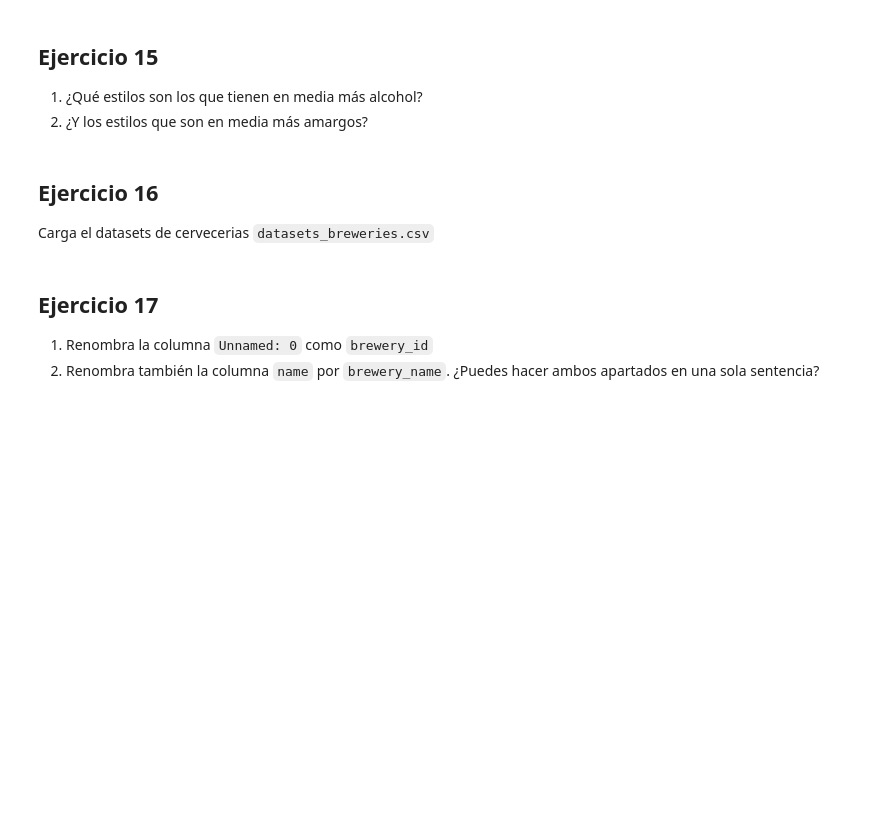
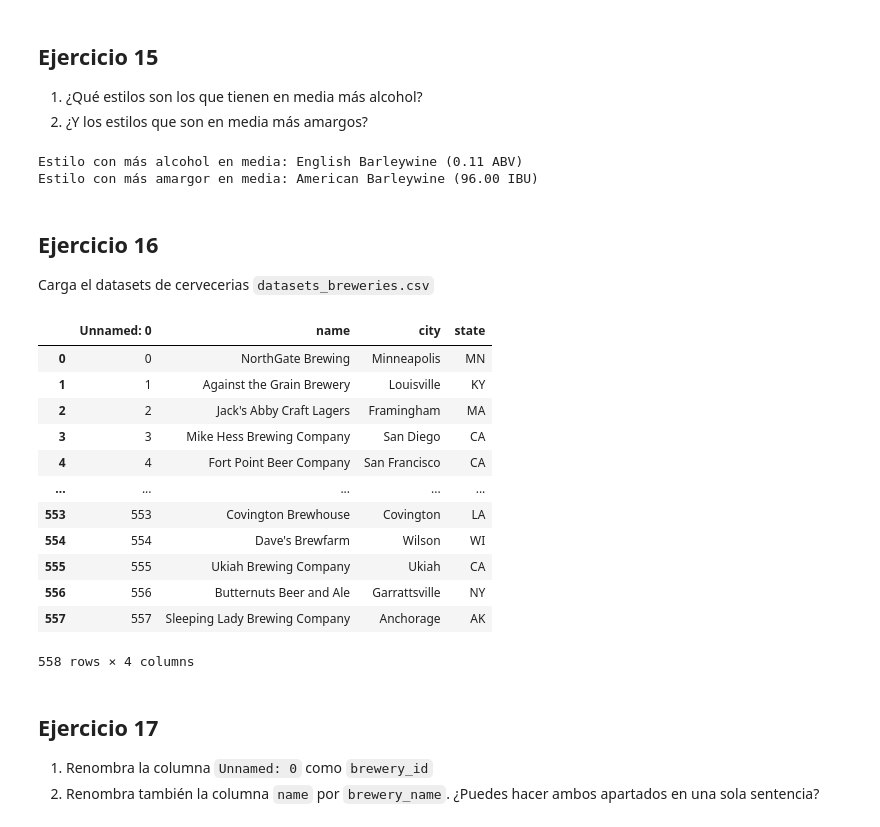
Before and after one commit to NaiSaratxaga/2503_dsft_thebridge_naiara, a Jupyter notebook: 2-Data_Analysis/2-Pandas/Practica/6-Beers/birras_repaso.ipynb, the cells around one changed output. Cells and saved outputs as stored; diff of their text form; code cells hidden in the pictures; blank space fills up the shorter version.

```diff
--- a/2-Data_Analysis/2-Pandas/Practica/6-Beers/birras_repaso.ipynb
+++ b/2-Data_Analysis/2-Pandas/Practica/6-Beers/birras_repaso.ipynb
@@ -429,9 +429,45 @@ plt.show()
 ## Ejercicio 15
 1. ¿Qué estilos son los que tienen en media más alcohol?
 2. ¿Y los estilos que son en media más amargos?
+# %%
+# Calcular la media de 'abv' y 'ibu' por 'styles'
+mean_abv_by_style = beer.groupby('style')['abv'].mean()
+mean_ibu_by_style = beer.groupby('style')['ibu'].mean()
+
+# Mostrar los estilos con más alcohol en media
+most_alcoholic_style = mean_abv_by_style.idxmax()
+most_alcoholic_value = mean_abv_by_style.max()
+
+# Mostrar los estilos con más amargor en media
+most_bitter_style = mean_ibu_by_style.idxmax()
+most_bitter_value = mean_ibu_by_style.max()
+
+# Imprimir los resultados
+print(f"Estilo con más alcohol en media: {most_alcoholic_style} ({most_alcoholic_value:.2f} ABV)")
+print(f"Estilo con más amargor en media: {most_bitter_style} ({most_bitter_value:.2f} IBU)")
+# %% [output]
+Estilo con más alcohol en media: English Barleywine (0.11 ABV)
+Estilo con más amargor en media: American Barleywine (96.00 IBU)
 # %% [markdown]
 ## Ejercicio 16
 Carga el datasets de cervecerias `datasets_breweries.csv`
+# %%
+breweries = pd.read_csv("data/datasets_breweries.csv")
+breweries
+# %% [output]
+|  | Unnamed: 0 | name | city | state |
+| 0 | 0 | NorthGate Brewing | Minneapolis | MN |
+| 1 | 1 | Against the Grain Brewery | Louisville | KY |
+| 2 | 2 | Jack's Abby Craft Lagers | Framingham | MA |
+| 3 | 3 | Mike Hess Brewing Company | San Diego | CA |
+| 4 | 4 | Fort Point Beer Company | San Francisco | CA |
+| ... | ... | ... | ... | ... |
+| 553 | 553 | Covington Brewhouse | Covington | LA |
+| 554 | 554 | Dave's Brewfarm | Wilson | WI |
+| 555 | 555 | Ukiah Brewing Company | Ukiah | CA |
+| 556 | 556 | Butternuts Beer and Ale | Garrattsville | NY |
+| 557 | 557 | Sleeping Lady Brewing Company | Anchorage | AK |
+558 rows × 4 columns
 # %% [markdown]
 ## Ejercicio 17
 1. Renombra la columna `Unnamed: 0` como `brewery_id`
```
Also changed, not shown: parts of 6 cells of this notebook, 1 other file.
